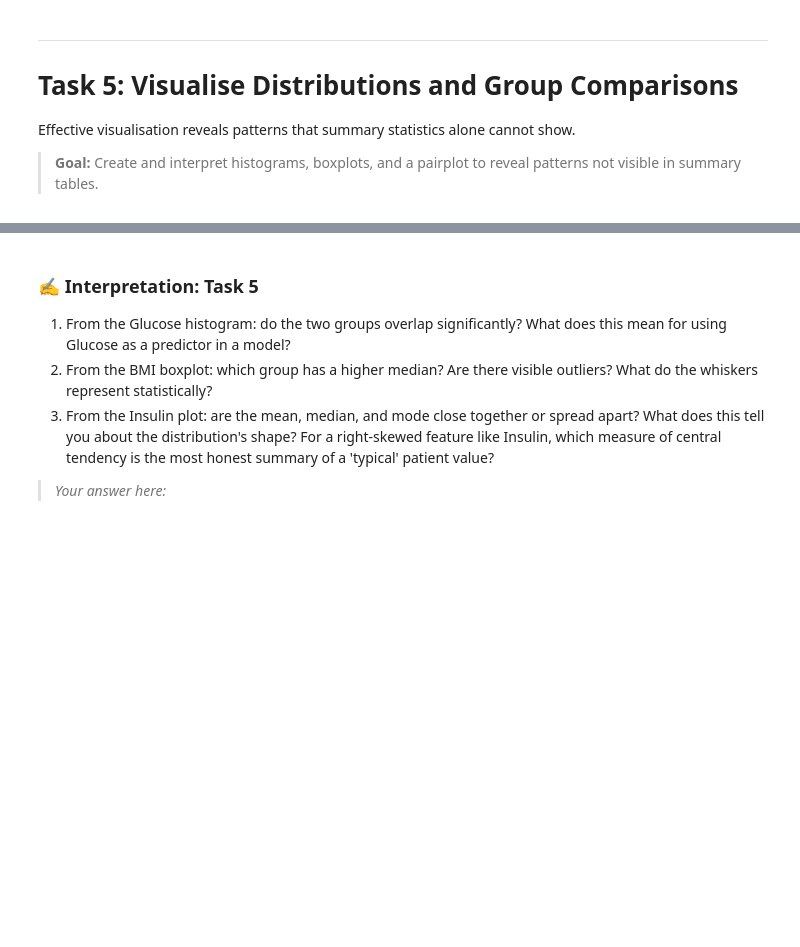
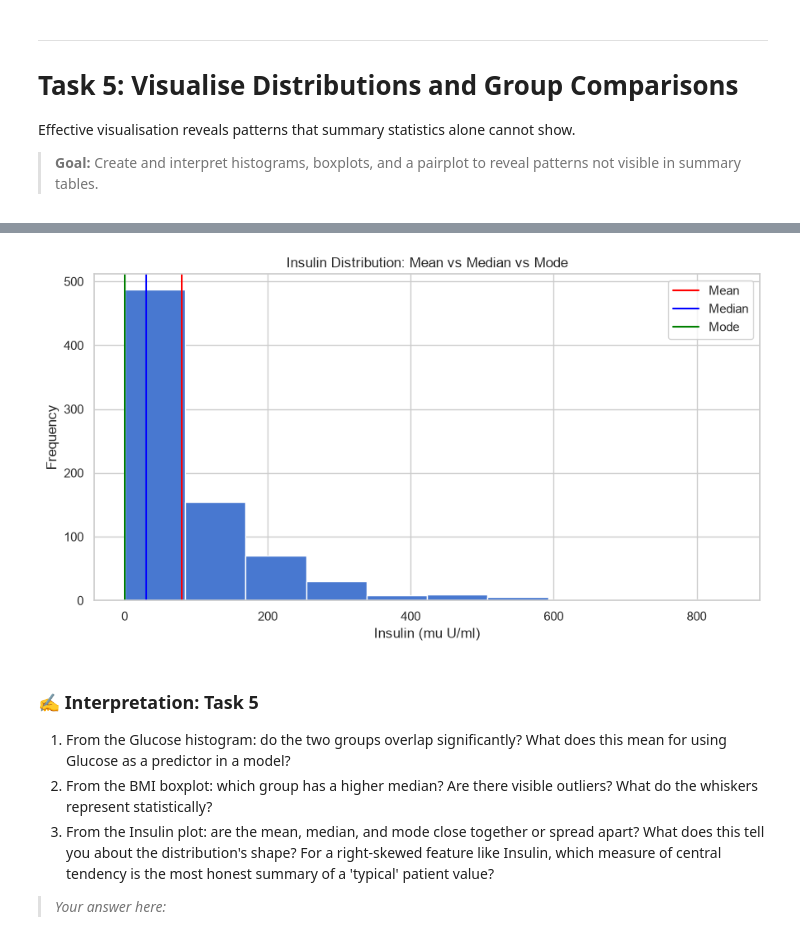
Before and after one commit to fredizenn/Statistics-and-Machine-Learning, a Jupyter notebook: Week-1/Lab-Assignments/module_b.ipynb, the cells around one changed output, grey strips where cells are left out. Cells and saved outputs as stored; diff of their text form; code cells hidden in the pictures; blank space fills up the shorter version.

```diff
--- a/Week-1/Lab-Assignments/module_b.ipynb
+++ b/Week-1/Lab-Assignments/module_b.ipynb
@@ -180,19 +231,47 @@ plt.show()
 # %%
 # TODO: For the 'Insulin' feature, create a histogram that annotates
 # the mean, median, AND mode as vertical lines in three different colours.
 # Add a legend identifying each line.
 # Hint: use ax.axvline() for each measure. For mode: df['Insulin'].mode()[0]
 
 
 fig, ax = plt.subplots(figsize=(9, 5))
 
 # YOUR CODE HERE
+mean = df["Insulin"].mean()
 
+median = df["Insulin"].median()
+
+mode = df["Insulin"].mode()[0]
+
+ax.hist(df["Insulin"])
+
+ax.axvline(
+    x=mean,
+    color="red",
+    label="Mean"
+)
+
+ax.axvline(
+    x=median,
+    color="blue",
+    label="Median"
+)
+
+ax.axvline(
+    x=mode,
+    color="green",
+    label="Mode"
+)
+
+ax.legend()
 ax.set_title('Insulin Distribution: Mean vs Median vs Mode')
 ax.set_xlabel('Insulin (mu U/ml)')
 ax.set_ylabel('Frequency')
 plt.tight_layout()
 plt.show()
+# %% [output]
+[figure, added]
 # %% [markdown]
 ### ✍️ Interpretation: Task 5
 
```
Also changed, not shown: parts of 7 cells of this notebook.
